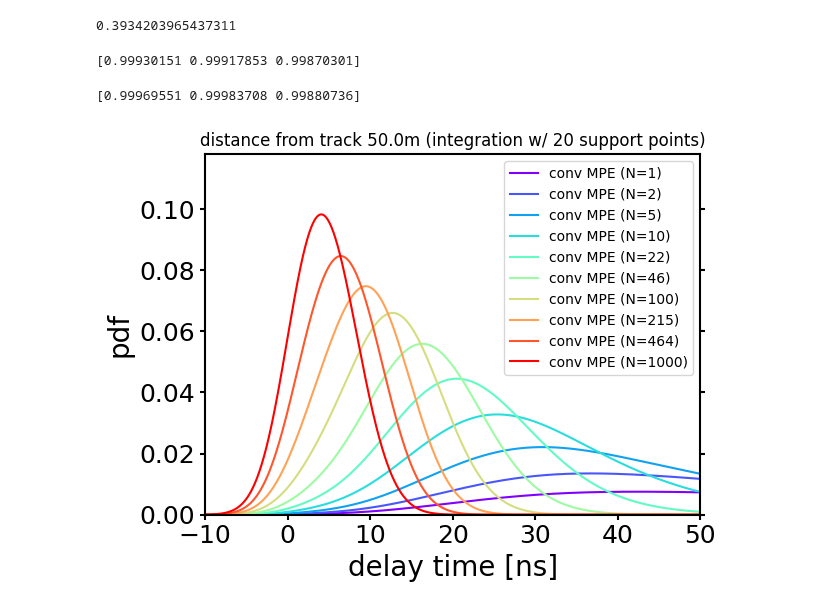
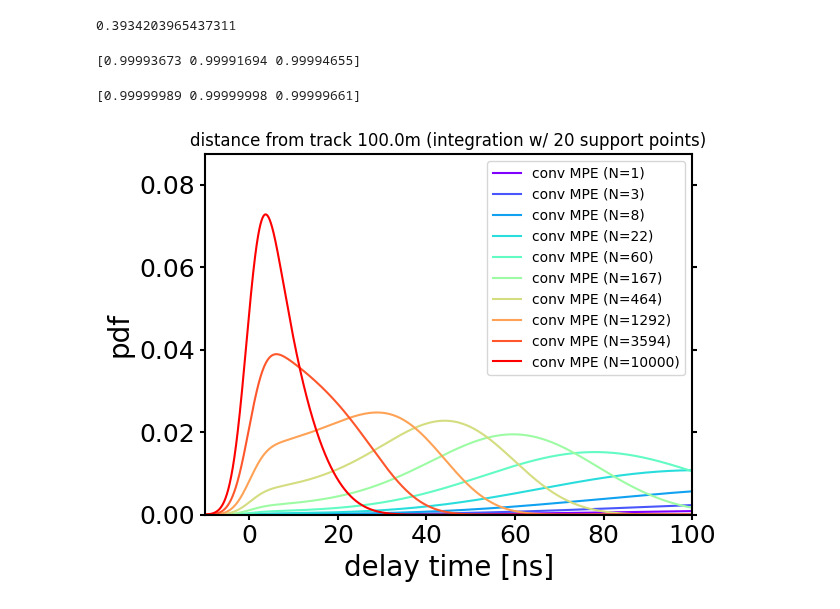
Before and after one commit to rishibbdb/TPN_DeV, a Jupyter notebook: dev/notebooks/approx_gamma_inc.ipynb, the cells around one changed output. Cells and saved outputs as stored; diff of their text form; code cells hidden in the pictures.

```diff
--- a/dev/notebooks/approx_gamma_inc.ipynb
+++ b/dev/notebooks/approx_gamma_inc.ipynb
@@ -22,7 +22,7 @@ from lib.trafos import transform_network_outputs, transform_network_inputs
 # %%
 eval_network = get_network_eval_fn(bpath='/home/storage/hans/jax_reco_new/data/network')
 # %%
-dist = 50.0
+dist = 100.0
 z = -500
 rho = 0.0
 zenith = 1.57
@@ -119,11 +119,11 @@ def gamma_sf_approx(x, a, b):
 # %%
 print(gamma_sf_approx(5, gamma_a, gamma_b))
 # %% [output]
-[0.99930151 0.99917853 0.99870301]
+[0.99993673 0.99991694 0.99994655]
 # %%
 print(gamma_sf(5, gamma_a, scale=1/gamma_b))
 # %% [output]
-[0.99969551 0.99983708 0.99880736]
+[0.99999989 0.99999998 0.99999661]
 # %%
 def c_multi_gamma_mpe_prob_pure_jax_approx(x, mix_probs, a, b, n, sigma=3.0):
     nmax = 20
@@ -174,26 +174,26 @@ convolved_mpe_triple_gamma_v1d_x = jax.jit(jax.vmap(c_multi_gamma_mpe_prob_pure_
 # %%
 from matplotlib.pyplot import cm
 
 fig, ax = plt.subplots()
-xvals = np.linspace(-20, 50, 1000)
+xvals = np.linspace(-20, 100, 10000)
 
 y_max = 0
-n_photons = jnp.array(np.logspace(0.0, 3.0, 10))
+n_photons = jnp.array(np.logspace(0.0, 4.0, 10))
 color = cm.rainbow(np.linspace(0, 1, len(n_photons)))
 
 for i, n_p in enumerate(n_photons):
     ys = convolved_mpe_triple_gamma_approx_v1d_x(xvals, mix_probs, gamma_a, gamma_b, n_p, jnp.array(3.0))
     plt.plot(xvals, ys, label=f'conv MPE (N={n_p:.0f})', color=color[i])
     y_max = np.amax([y_max, np.amax(ys)])
 
-plot_args = {'xlim':[-10, 50],
+plot_args = {'xlim':[-10, 100],
                      'ylim':[0.0, 1.2*y_max],
                      'xlabel':'delay time [ns]',
                      'ylabel':'pdf'}
 
 adjust_plot_1d(fig, ax, plot_args=plot_args)
 plt.title(f"distance from track {dist:.1f}m (integration w/ 20 support points)")
 plt.tight_layout()
 plt.show()
 # %% [output]
-[figure, old version]
+[figure, new version]
```
Also changed, not shown: parts of 8 cells of this notebook, 7 other files.
